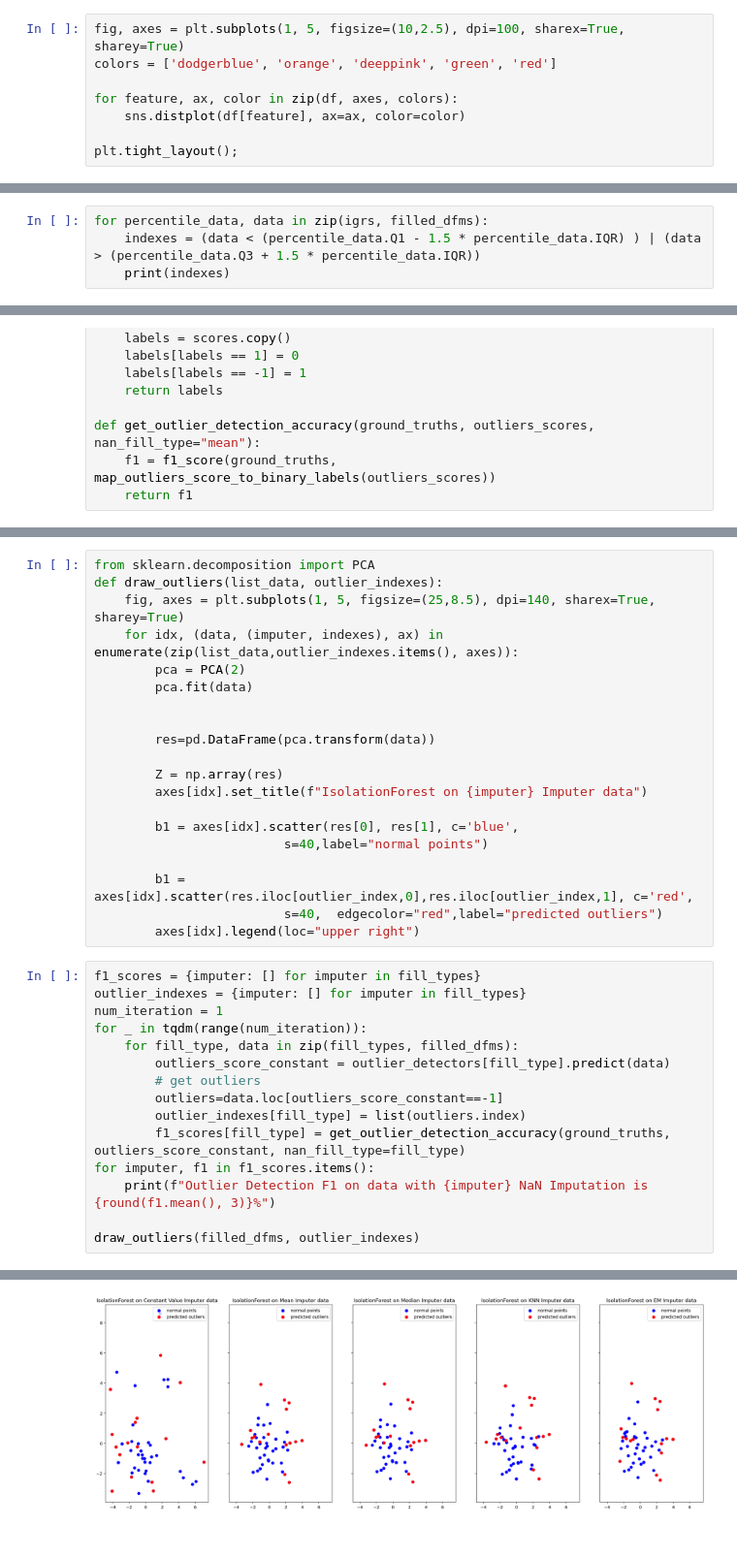
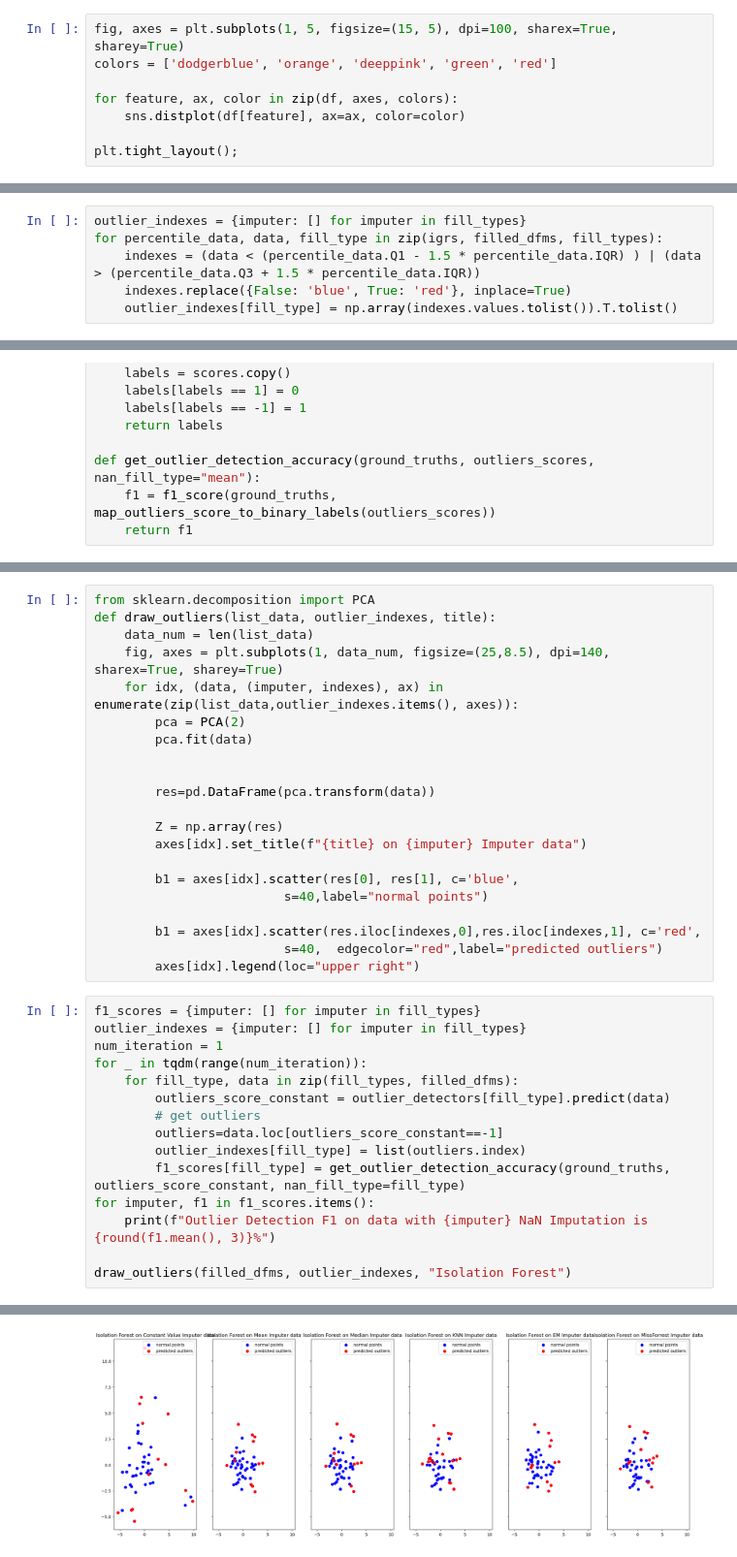
Before and after one commit to HSEDataAnalysis/LAB1_EDA, a Jupyter notebook: main.ipynb, the cells around one changed output, grey strips where cells are left out. Shown: that part at 97% size. Saved outputs shown, nothing was run; the diff lists cells and outputs as text.

```diff
--- a/main.ipynb
+++ b/main.ipynb
@@ -78,7 +75,7 @@ df.describe()
 # %% [markdown]
 ### Probability Histogram
 # %%
-fig, axes = plt.subplots(1, 5, figsize=(10,2.5), dpi=100, sharex=True, sharey=True)
+fig, axes = plt.subplots(1, 5, figsize=(15, 5), dpi=100, sharex=True, sharey=True)
 colors = ['dodgerblue', 'orange', 'deeppink', 'green', 'red']
 
 for feature, ax, color in zip(df, axes, colors):
@@ -388,4 +389,6 @@ igrs
 # %%
-for percentile_data, data in zip(igrs, filled_dfms):
+outlier_indexes = {imputer: [] for imputer in fill_types}
+for percentile_data, data, fill_type in zip(igrs, filled_dfms, fill_types):
     indexes = (data < (percentile_data.Q1 - 1.5 * percentile_data.IQR) ) | (data > (percentile_data.Q3 + 1.5 * percentile_data.IQR))
-    print(indexes)
+    indexes.replace({False: 'blue', True: 'red'}, inplace=True)
+    outlier_indexes[fill_type] = np.array(indexes.values.tolist()).T.tolist()
@@ -470,8 +501,9 @@ print(outlier_detectors)
                 n_jobs=None, random_state=None, verbose=0, warm_start=False)}
 # %%
 from sklearn.decomposition import PCA
-def draw_outliers(list_data, outlier_indexes):
-    fig, axes = plt.subplots(1, 5, figsize=(25,8.5), dpi=140, sharex=True, sharey=True)
+def draw_outliers(list_data, outlier_indexes, title):
+    data_num = len(list_data)
+    fig, axes = plt.subplots(1, data_num, figsize=(25,8.5), dpi=140, sharex=True, sharey=True)
     for idx, (data, (imputer, indexes), ax) in enumerate(zip(list_data,outlier_indexes.items(), axes)):
         pca = PCA(2)
         pca.fit(data)
@@ -480,12 +512,12 @@ def draw_outliers(list_data, outlier_indexes):
         res=pd.DataFrame(pca.transform(data))
 
         Z = np.array(res)
-        axes[idx].set_title(f"IsolationForest on {imputer} Imputer data")
+        axes[idx].set_title(f"{title} on {imputer} Imputer data")
 
         b1 = axes[idx].scatter(res[0], res[1], c='blue',
                          s=40,label="normal points")
 
-        b1 = axes[idx].scatter(res.iloc[outlier_index,0],res.iloc[outlier_index,1], c='red',
+        b1 = axes[idx].scatter(res.iloc[indexes,0],res.iloc[indexes,1], c='red',
                          s=40,  edgecolor="red",label="predicted outliers")
         axes[idx].legend(loc="upper right")
 # %%
@@ -502,6 +534,6 @@ for _ in tqdm(range(num_iteration)):
 for imputer, f1 in f1_scores.items():
     print(f"Outlier Detection F1 on data with {imputer} NaN Imputation is {round(f1.mean(), 3)}%")
 
-draw_outliers(filled_dfms, outlier_indexes)
+draw_outliers(filled_dfms, outlier_indexes, "Isolation Forest")
 # %% [output]
 Outlier Detection F1 on data with Constant Value NaN Imputation is 0.8%
@@ -513,2 +545,2 @@ Outlier Detection F1 on data with MissForrest NaN Imputation is 0.343%
-[figure, old version]
+[figure, new version]
 # %% [markdown]
```
Also changed, not shown: parts of 31 cells of this notebook.
